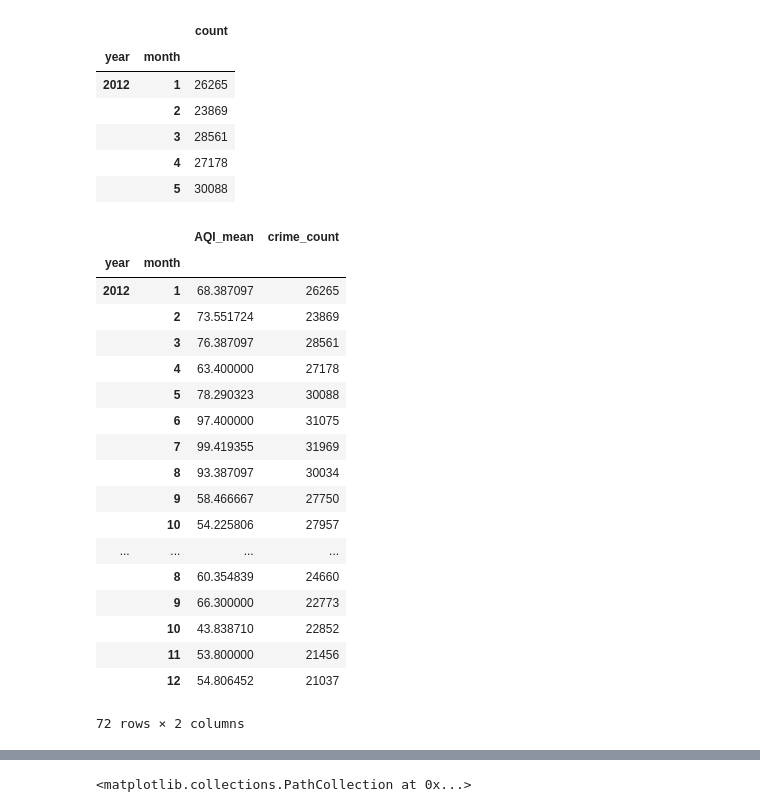
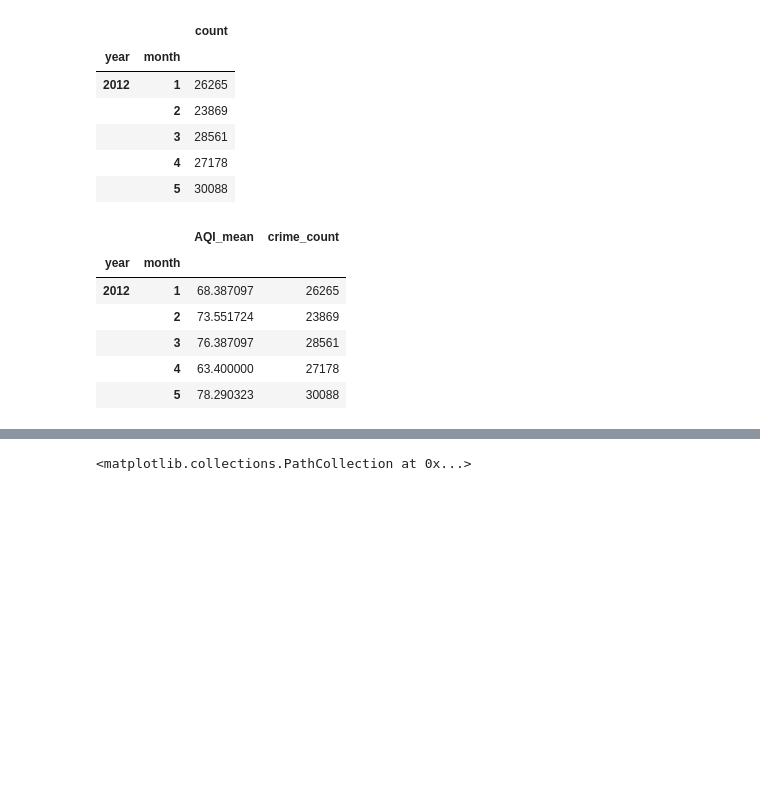
Before and after one commit to AprilW048/Final_Project, a Jupyter notebook: Air Pollution.ipynb, the cells around one changed output, grey strips where cells are left out. Drawn from its saved outputs; the diff is of its cells as text; code cells hidden in the pictures; blank space fills up the shorter version.

```diff
--- a/Air Pollution.ipynb
+++ b/Air Pollution.ipynb
@@ -131,25 +169,13 @@ Chicago_crime_per_month.head()
 # %%
 Chicago_crime_airpollution = pd.merge(Chicago_airpollution, Chicago_crime_per_month,on=['year','month'])
 Chicago_crime_airpollution.columns=['AQI_mean', 'crime_count']
 
-Chicago_crime_airpollution
+Chicago_crime_airpollution.head()
 # %% [output]
 |  |  | AQI_mean | crime_count |
 | year | month |  |  |
 | 2012 | 1 | 68.387097 | 26265 |
 |  | 2 | 73.551724 | 23869 |
 |  | 3 | 76.387097 | 28561 |
 |  | 4 | 63.400000 | 27178 |
 |  | 5 | 78.290323 | 30088 |
-|  | 6 | 97.400000 | 31075 |
-|  | 7 | 99.419355 | 31969 |
-|  | 8 | 93.387097 | 30034 |
-|  | 9 | 58.466667 | 27750 |
-|  | 10 | 54.225806 | 27957 |
-| ... | ... | ... | ... |
-|  | 8 | 60.354839 | 24660 |
-|  | 9 | 66.300000 | 22773 |
-|  | 10 | 43.838710 | 22852 |
-|  | 11 | 53.800000 | 21456 |
-|  | 12 | 54.806452 | 21037 |
-72 rows × 2 columns
```
Also changed, not shown: parts of 27 cells of this notebook.
